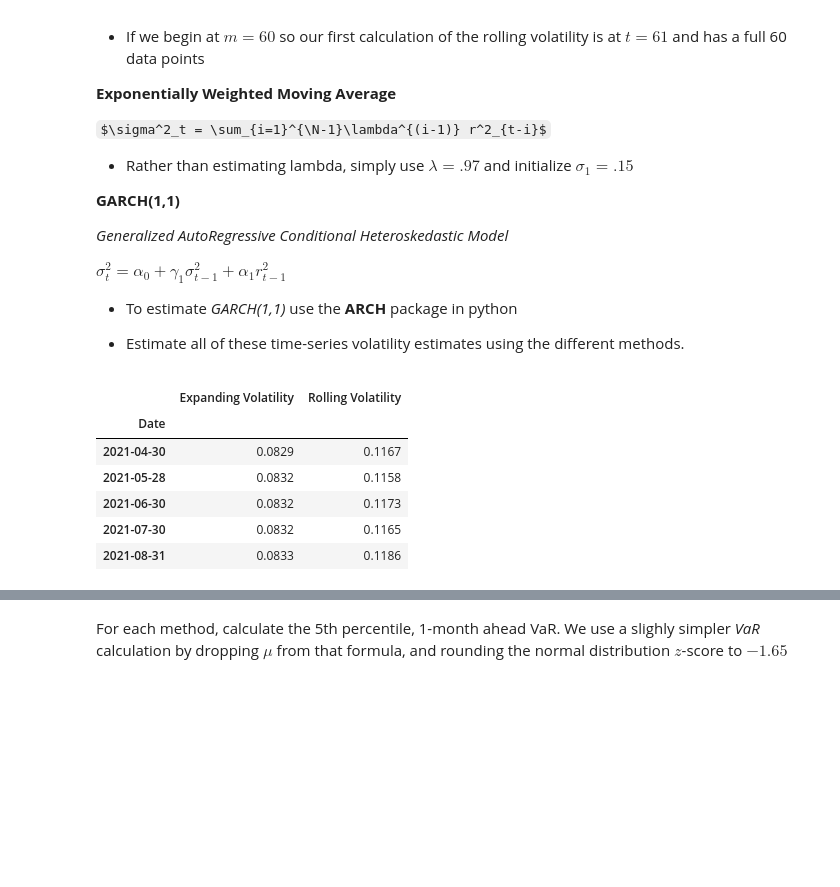
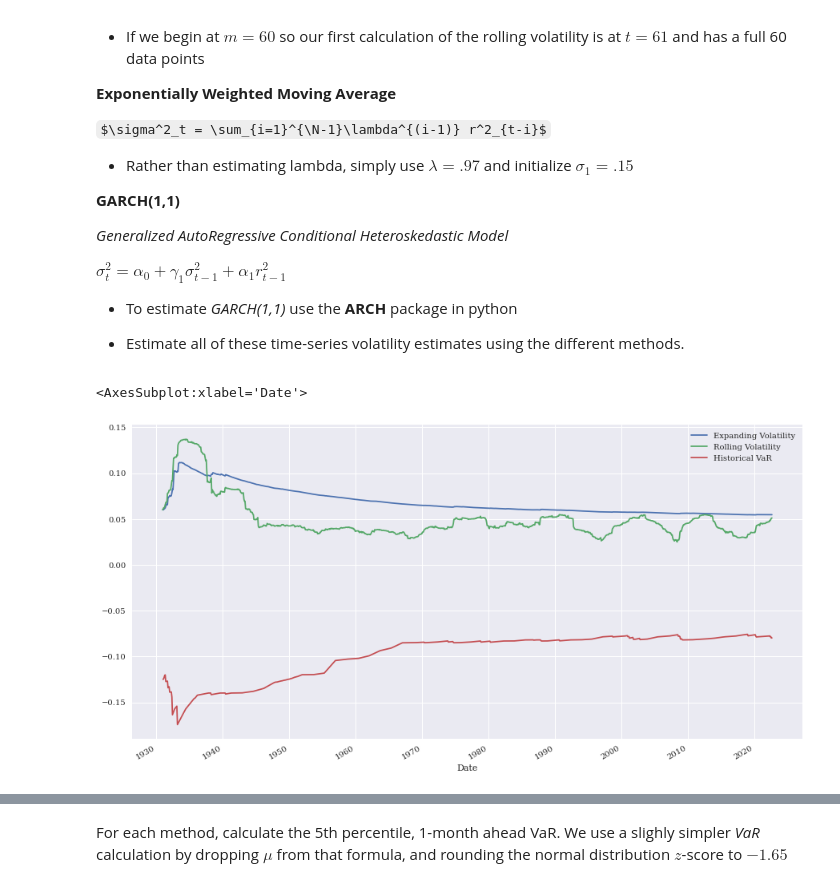
Before and after one commit to dcstein22/portfolio_theory, a Jupyter notebook: Homework_3.ipynb, the cells around one changed output, grey strips where cells are left out. Saved outputs shown, nothing was run; the diff lists cells and outputs as text; code cells hidden in the pictures; some formulas as TeX source; blank space fills up the shorter version.

```diff
--- a/Homework_3.ipynb
+++ b/Homework_3.ipynb
@@ -109,13 +109,10 @@ $\sigma^2_t = \alpha_0 + \gamma_1\sigma^2_{t-1} + \alpha_1 r^2_{t-1}$
 
 - Estimate all of these time-series volatility estimates using the different methods.
 # %%
-stdv = np.sqrt(returns["Level"].shift(1).expanding(min_periods=60).mean().to_frame("Expanding Volatility"))
-stdv["Rolling Volatility"] = np.sqrt(returns["Level"].rolling(60).mean())
+stdv = np.sqrt((returns["Level"]**2).shift(1).expanding(min_periods=60).mean().to_frame("Expanding Volatility"))
+stdv["Rolling Volatility"] = np.sqrt((returns["Level"]**2).rolling(60).mean())
+stdv["Historical VaR"] = historical_var
+stdv.plot(figsize = (15,8))
 # %% [output]
-|  | Expanding Volatility | Rolling Volatility |
-| Date |  |  |
-| 2021-04-30 | 0.0829 | 0.1167 |
-| 2021-05-28 | 0.0832 | 0.1158 |
-| 2021-06-30 | 0.0832 | 0.1173 |
-| 2021-07-30 | 0.0832 | 0.1165 |
-| 2021-08-31 | 0.0833 | 0.1186 |
+<AxesSubplot:xlabel='Date'>
+[figure, added]
```
Also changed, not shown: parts of 38 cells of this notebook, 5 other files.
